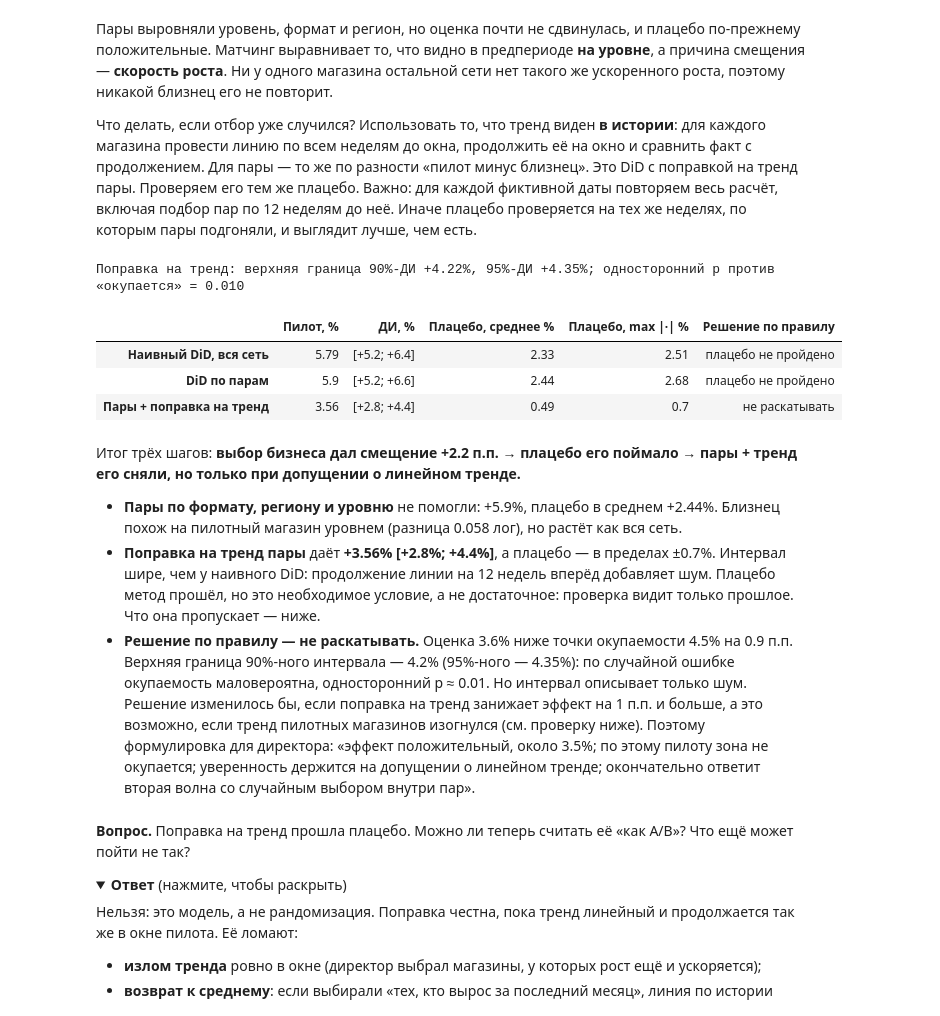
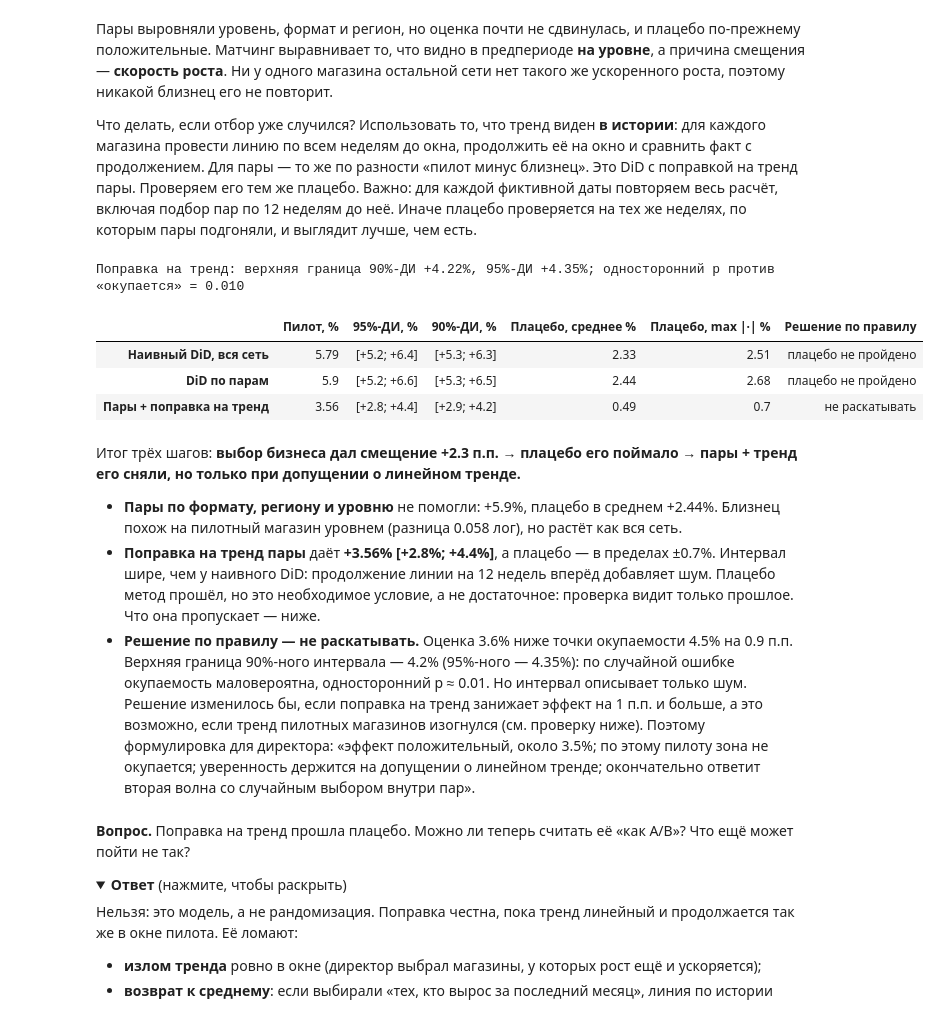
Before and after one commit to Alberelloo/AITH-2026-Hypothesis-Testing-Workshop, a Jupyter notebook: 05. Нестандартные дизайны/practice.ipynb, the cells around one changed output. Cells and saved outputs as stored; diff of their text form; code cells hidden in the pictures; folded sections open.

```diff
--- a/05. Нестандартные дизайны/practice.ipynb
+++ b/05. Нестандартные дизайны/practice.ipynb
@@ -483,40 +483,41 @@ PLACEBO_TOL = 0.01                      # ±1 п.п. в логах
 
 
 def decide(est: dict, placebo: dict) -> str:
     # Правило из легенды: фиксировано до просмотра оценок
     if max(abs(p['effect']) for p in placebo.values()) > PLACEBO_TOL:
         return 'плацебо не пройдено'
     low, high = est['effect'] - Z90 * est['se'], est['effect'] + Z90 * est['se']
     if low >= np.log(1 + BREAKEVEN):
         return 'раскатывать'
     if high < np.log(1 + BREAKEVEN):
         return 'не раскатывать'
     return 'серая зона: вторая волна'
 
 
 rows = {'Наивный DiD, вся сеть': (naive, placebo), 'DiD по парам': (pairs, pairs_placebo),
         'Пары + поправка на тренд': (trend, trend_placebo)}
 summary = pd.DataFrame({name: {'Пилот, %': round(100 * np.expm1(est['effect']), 2),
-                               'ДИ, %': f"[{100 * np.expm1(est['low']):+.1f}; {100 * np.expm1(est['high']):+.1f}]",
+                               '95%-ДИ, %': f"[{100 * np.expm1(est['low']):+.1f}; {100 * np.expm1(est['high']):+.1f}]",
+                               '90%-ДИ, %': f"[{100 * np.expm1(est['effect'] - Z90 * est['se']):+.1f}; {100 * np.expm1(est['effect'] + Z90 * est['se']):+.1f}]",
                                'Плацебо, среднее %': round(100 * np.expm1(np.mean([p['effect'] for p in pl.values()])), 2),
                                'Плацебо, max |·| %': round(100 * max(abs(np.expm1(p['effect'])) for p in pl.values()), 2),
                                'Решение по правилу': decide(est, pl)}
                         for name, (est, pl) in rows.items()}).T
 assert decide(trend, trend_placebo) == 'не раскатывать'
 assert decide(naive, placebo) == 'плацебо не пройдено'
 high90 = np.expm1(trend['effect'] + Z90 * trend['se'])
 p_one_sided = stats.norm.cdf((trend['effect'] - np.log(1 + BREAKEVEN)) / trend['se'])
 print(f"Поправка на тренд: верхняя граница 90%-ДИ {high90:+.2%}, 95%-ДИ {np.expm1(trend['high']):+.2%}; "
       f"односторонний p против «окупается» = {p_one_sided:.3f}")
 summary
 # %% [output]
 Поправка на тренд: верхняя граница 90%-ДИ +4.22%, 95%-ДИ +4.35%; односторонний p против «окупается» = 0.010
-|  | Пилот, % | ДИ, % | Плацебо, среднее % | Плацебо, max |·| % | Решение по правилу |
-| Наивный DiD, вся сеть | 5.79 | [+5.2; +6.4] | 2.33 | 2.51 | плацебо не пройдено |
-| DiD по парам | 5.9 | [+5.2; +6.6] | 2.44 | 2.68 | плацебо не пройдено |
-| Пары + поправка на тренд | 3.56 | [+2.8; +4.4] | 0.49 | 0.7 | не раскатывать |
+|  | Пилот, % | 95%-ДИ, % | 90%-ДИ, % | Плацебо, среднее % | Плацебо, max |·| % | Решение по правилу |
+| Наивный DiD, вся сеть | 5.79 | [+5.2; +6.4] | [+5.3; +6.3] | 2.33 | 2.51 | плацебо не пройдено |
+| DiD по парам | 5.9 | [+5.2; +6.6] | [+5.3; +6.5] | 2.44 | 2.68 | плацебо не пройдено |
+| Пары + поправка на тренд | 3.56 | [+2.8; +4.4] | [+2.9; +4.2] | 0.49 | 0.7 | не раскатывать |
 # %% [markdown]
-Итог трёх шагов: **выбор бизнеса дал смещение +2.2 п.п. → плацебо его поймало → пары + тренд его сняли, но только при допущении о линейном тренде.**
+Итог трёх шагов: **выбор бизнеса дал смещение +2.3 п.п. → плацебо его поймало → пары + тренд его сняли, но только при допущении о линейном тренде.**
 
 * **Пары по формату, региону и уровню** не помогли: +5.9%, плацебо в среднем +2.44%. Близнец похож на пилотный магазин уровнем (разница 0.058 лог), но растёт как вся сеть.
 * **Поправка на тренд пары** даёт **+3.56% [+2.8%; +4.4%]**, а плацебо — в пределах ±0.7%. Интервал шире, чем у наивного DiD: продолжение линии на 12 недель вперёд добавляет шум. Плацебо метод прошёл, но это необходимое условие, а не достаточное: проверка видит только прошлое. Что она пропускает — ниже.
```
Also changed, not shown: parts of 6 cells of this notebook, 1 other file.
